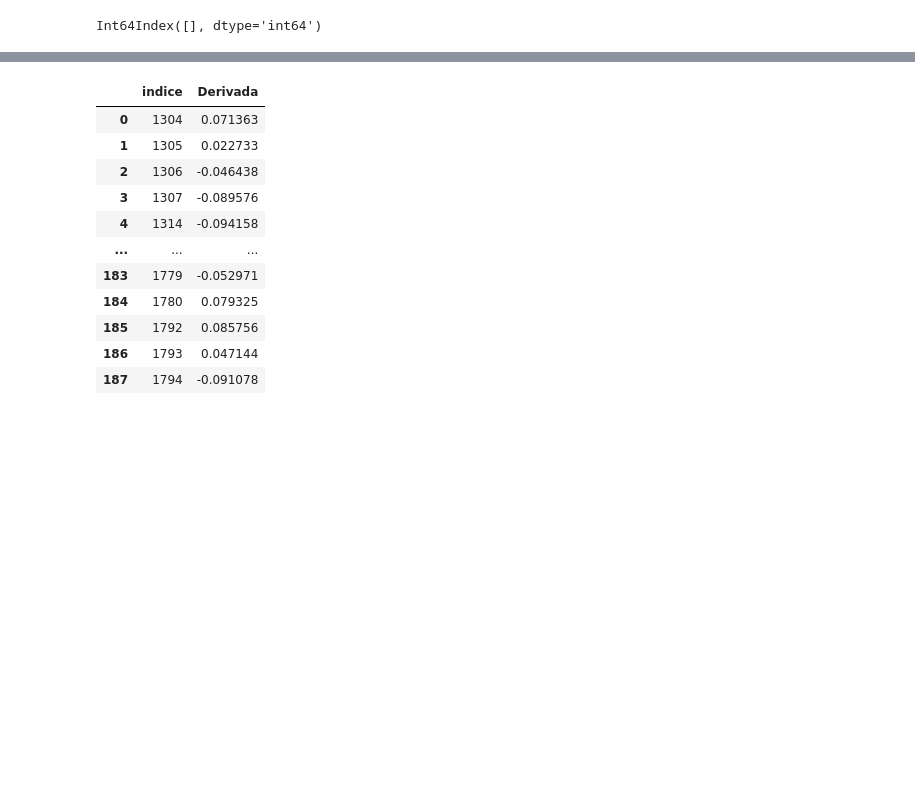
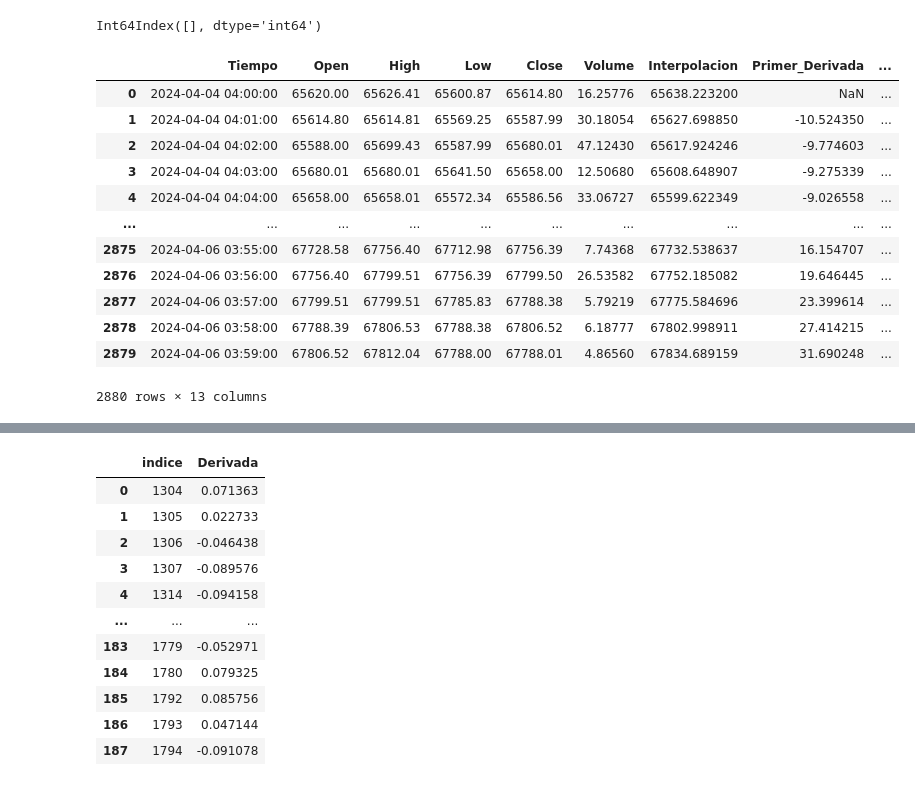
Before and after one commit to Tinmarian/tradingbot, a Jupyter notebook: cristian/scripts/analisis_estrategia.ipynb, the cells around one changed output, grey strips where cells are left out. Saved outputs shown, nothing was run; the diff lists cells and outputs as text; code cells hidden in the pictures; blank space fills up the shorter version.

```diff
--- a/cristian/scripts/analisis_estrategia.ipynb
+++ b/cristian/scripts/analisis_estrategia.ipynb
@@ -151,3 +151,19 @@ indices_min_max
 recent_data[PMSD-5:PMSD+5][recent_data.TD_Interpolacion[PMSD-5:PMSD+5] == -2.83660148912158].index
 # %% [output]
 Int64Index([], dtype='int64')
+# %%
+recent_data
+# %% [output]
+|  | Tiempo | Open | High | Low | Close | Volume | Interpolacion | Primer_Derivada | ... |
+| 0 | 2024-04-04 04:00:00 | 65620.00 | 65626.41 | 65600.87 | 65614.80 | 16.25776 | 65638.223200 | NaN | ... |
+| 1 | 2024-04-04 04:01:00 | 65614.80 | 65614.81 | 65569.25 | 65587.99 | 30.18054 | 65627.698850 | -10.524350 | ... |
+| 2 | 2024-04-04 04:02:00 | 65588.00 | 65699.43 | 65587.99 | 65680.01 | 47.12430 | 65617.924246 | -9.774603 | ... |
+| 3 | 2024-04-04 04:03:00 | 65680.01 | 65680.01 | 65641.50 | 65658.00 | 12.50680 | 65608.648907 | -9.275339 | ... |
+| 4 | 2024-04-04 04:04:00 | 65658.00 | 65658.01 | 65572.34 | 65586.56 | 33.06727 | 65599.622349 | -9.026558 | ... |
+| ... | ... | ... | ... | ... | ... | ... | ... | ... | ... |
+| 2875 | 2024-04-06 03:55:00 | 67728.58 | 67756.40 | 67712.98 | 67756.39 | 7.74368 | 67732.538637 | 16.154707 | ... |
+| 2876 | 2024-04-06 03:56:00 | 67756.40 | 67799.51 | 67756.39 | 67799.50 | 26.53582 | 67752.185082 | 19.646445 | ... |
+| 2877 | 2024-04-06 03:57:00 | 67799.51 | 67799.51 | 67785.83 | 67788.38 | 5.79219 | 67775.584696 | 23.399614 | ... |
+| 2878 | 2024-04-06 03:58:00 | 67788.39 | 67806.53 | 67788.38 | 67806.52 | 6.18777 | 67802.998911 | 27.414215 | ... |
+| 2879 | 2024-04-06 03:59:00 | 67806.52 | 67812.04 | 67788.00 | 67788.01 | 4.86560 | 67834.689159 | 31.690248 | ... |
+2880 rows × 13 columns
```
Also changed, not shown: parts of 3 cells of this notebook.
